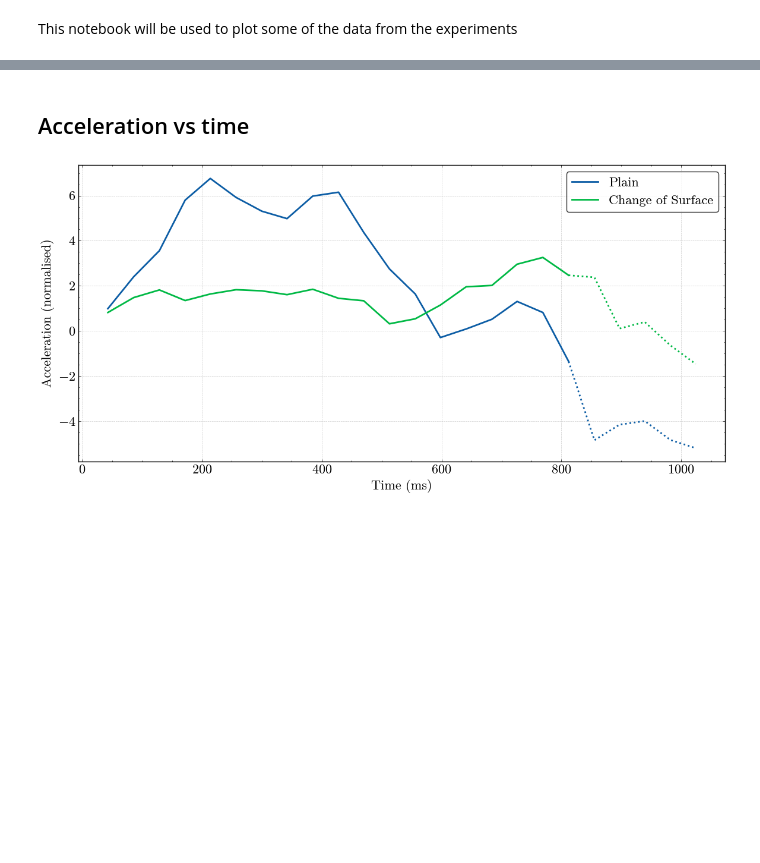
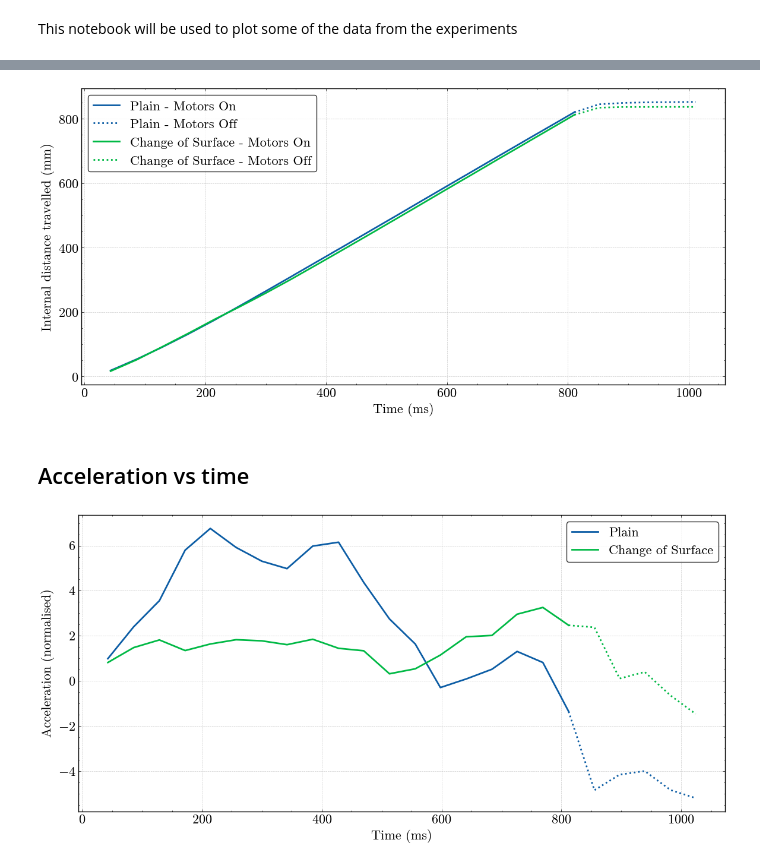
Before and after one commit to addaia/PHREDO, a Jupyter notebook: plotter.ipynb, the cells around one changed output, grey strips where cells are left out. Cells and saved outputs as stored; diff of their text form; code cells hidden in the pictures; blank space fills up the shorter version.

Commit message:
first graph

```diff
--- a/plotter.ipynb
+++ b/plotter.ipynb
@@ -67,3 +70,96 @@ def parse_data(data_str):
+# %%
+data_str1 = """
+43.00 18.04
+86.00 52.78
+128.00 90.07
+171.00 130.67
+214.00 173.68
+256.00 217.59
+299.00 263.30
+342.00 309.61
+384.00 355.18
+427.00 401.64
+470.00 448.55
+512.00 494.25
+555.00 541.46
+598.00 588.50
+640.00 634.33
+683.00 681.33
+726.00 728.17
+768.00 773.66
+811.00 820.19
+852.00 844.81
+891.00 849.01
+931.00 850.82
+972.00 851.57
+1012.00 852.32
+"""
+data_str2 = """
+43.00 15.94
+86.00 51.13
+128.00 91.12
+171.00 132.63
+214.00 175.63
+256.00 215.33
+299.00 257.44
+342.00 301.49
+384.00 346.15
+427.00 392.32
+470.00 438.93
+512.00 484.77
+555.00 531.81
+598.00 579.29
+640.00 625.09
+683.00 672.38
+726.00 719.22
+768.00 765.01
+811.00 812.03
+852.00 834.26
+891.00 836.36
+932.00 836.51
+972.00 836.66
+1012.00 836.66
+"""
+
+# parse)
+times1, acc1 = parse_data(data_str1)
+times2, acc2 = parse_data(data_str2)
+
+# split index
+split_index1 = len(times1) - 6
+split_index2 = len(times2) - 6
+
+plt.figure(figsize=(12, 6))
+
+# plain
+line1, = plt.plot(times1[:split_index1+1], acc1[:split_index1+1], linestyle='-', linewidth=2, label='Plain')
+plt.plot(times1[split_index1:], acc1[split_index1:], linestyle=':', linewidth=2, color=line1.get_color())
+
+# CoS
+line2, = plt.plot(times2[:split_index2+1], acc2[:split_index2+1], linestyle='-', linewidth=2, label='Change of Surface')
+plt.plot(times2[split_index2:], acc2[split_index2:], linestyle=':', linewidth=2, color=line2.get_color())
+
+plt.xlabel("Time (ms)")
+plt.ylabel("Internal distance travelled (mm)")
+plt.grid(True, linestyle='--', alpha=0.7)
+plt.tight_layout()
+
+# custom legend handles
+handle_plain_on  = Line2D([0], [0], color=line1.get_color(), linestyle='-', linewidth=2)
+handle_plain_off = Line2D([0], [0], color=line1.get_color(), linestyle=':', linewidth=2)
+handle_cos_on    = Line2D([0], [0], color=line2.get_color(), linestyle='-', linewidth=2)
+handle_cos_off   = Line2D([0], [0], color=line2.get_color(), linestyle=':', linewidth=2)
+
+# legend
+plt.legend(
+    [handle_plain_on, handle_plain_off, handle_cos_on, handle_cos_off],
+    ['Plain - Motors On', 'Plain - Motors Off',
+     'Change of Surface - Motors On', 'Change of Surface - Motors Off']
+)
+
+plt.show()
+# %% [output]
+[figure, added]
 # %% [markdown]
 ## Acceleration vs time
 # %%
```
Also changed, not shown: parts of 2 cells of this notebook.
